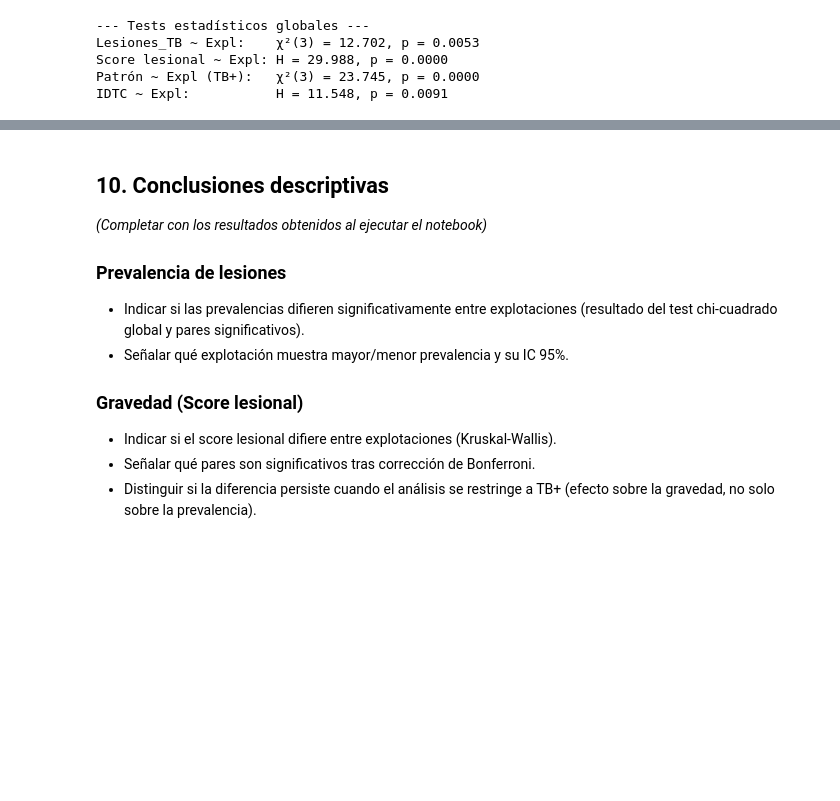
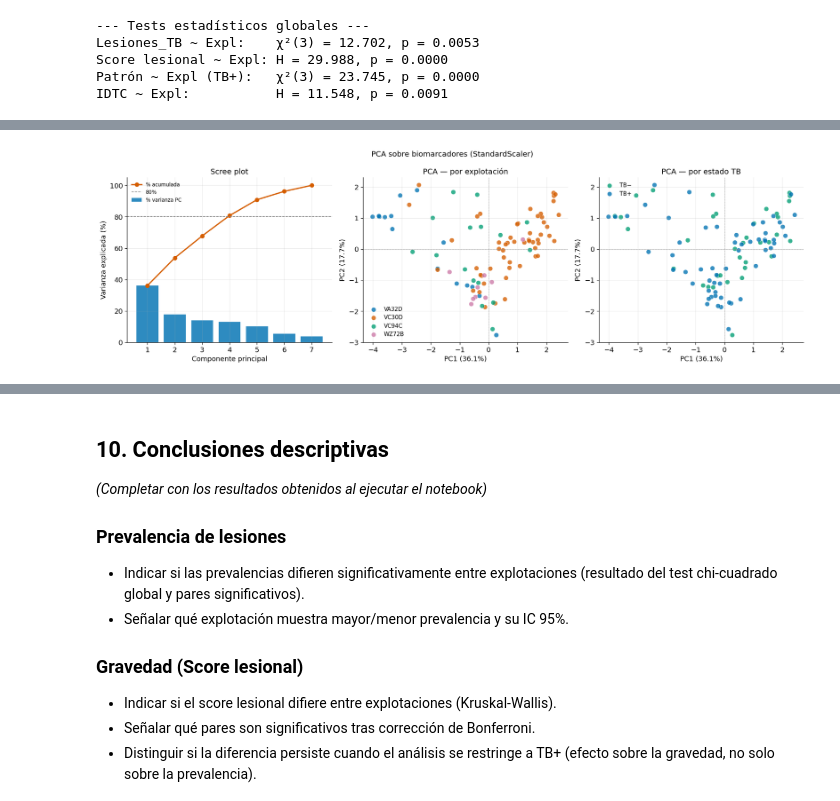
Before and after one commit to obarquero/Tuberculosis_VitD, a Jupyter notebook: analysis_completo/05_Explotacion_LesionesTB_Descriptivo.ipynb, the cells around one changed output, grey strips where cells are left out. Drawn from its saved outputs; the diff is of its cells as text; code cells hidden in the pictures; blank space fills up the shorter version.

Commit message:
cluster analysis por explotación

```diff
--- a/analysis_completo/05_Explotacion_LesionesTB_Descriptivo.ipynb
+++ b/analysis_completo/05_Explotacion_LesionesTB_Descriptivo.ipynb
@@ -814,0 +919,91 @@ IDTC ~ Expl:           H = 11.548, p = 0.0091
+# %%
+pca   = PCA(n_components=len(FEAT_CLUST), random_state=tb.SEED)
+Z_pca = pca.fit_transform(X_sc)
+var   = pca.explained_variance_ratio_
+load  = pca.components_.T           # shape (n_features, n_components)
+
+# ── Scree + scatter ──────────────────────────────────────────────────────────
+fig, axes = plt.subplots(1, 3, figsize=(16, 5))
+
+ax = axes[0]
+cumvar = np.cumsum(var) * 100
+ax.bar(range(1, len(var)+1), var*100, color=PALETTE[0], alpha=0.82, label="% varianza PC")
+ax.plot(range(1, len(cumvar)+1), cumvar, "o-", color=PALETTE[1], lw=2, ms=6,
+        label="% acumulada")
+ax.axhline(80, ls="--", color="grey", lw=1, label="80%")
+ax.set_xticks(range(1, len(var)+1))
+ax.set_xlabel("Componente principal"); ax.set_ylabel("Varianza explicada (%)")
+ax.set_title("Scree plot"); ax.legend(fontsize=8)
+
+for col_ax, color_by, title in [
+    (1, "expl", "PCA — por explotación"),
+    (2, "tb",   "PCA — por estado TB"),
+]:
+    ax = axes[col_ax]
+    if color_by == "expl":
+        for g in EXPLOTS:
+            m = grp == g
+            ax.scatter(Z_pca[m,0], Z_pca[m,1], color=EXPL_COLORS[g], label=g,
+                       alpha=0.78, s=55, edgecolors="white", lw=0.4)
+        ax.legend(fontsize=9)
+    else:
+        for tb_val, lbl, col in [(0, "TB−", PALETTE[2]), (1, "TB+", PALETTE[0])]:
+            m = les == tb_val
+            ax.scatter(Z_pca[m,0], Z_pca[m,1], color=col, label=lbl,
+                       alpha=0.78, s=55, edgecolors="white", lw=0.4)
+        ax.legend(fontsize=9)
+    ax.axhline(0, color="grey", lw=0.4, ls="--")
+    ax.axvline(0, color="grey", lw=0.4, ls="--")
+    ax.set_xlabel(f"PC1 ({var[0]:.1%})")
+    ax.set_ylabel(f"PC2 ({var[1]:.1%})")
+    ax.set_title(title)
+
+plt.suptitle("PCA sobre biomarcadores (StandardScaler)", fontsize=12)
+plt.tight_layout()
+plt.savefig("figures/fig_05_pca_scatter.png", dpi=150, bbox_inches="tight")
+plt.show()
+
+# ── Biplot (PC1 × PC2) ───────────────────────────────────────────────────────
+fig, ax = plt.subplots(figsize=(8, 6.5))
+for g in EXPLOTS:
+    m = grp == g
+    ax.scatter(Z_pca[m,0], Z_pca[m,1], color=EXPL_COLORS[g], label=g,
+               alpha=0.65, s=45, edgecolors="white", lw=0.4)
+sc = 3.2
+for i, feat in enumerate(FEAT_CLUST):
+    ax.annotate("", xy=(load[i,0]*sc, load[i,1]*sc), xytext=(0, 0),
+                arrowprops=dict(arrowstyle="->", color="black", lw=1.3, alpha=0.8))
+    ax.text(load[i,0]*sc*1.20, load[i,1]*sc*1.20,
+            FEAT_LABELS[i], fontsize=8, ha="center", va="center")
+ax.axhline(0, color="grey", lw=0.4, ls="--")
+ax.axvline(0, color="grey", lw=0.4, ls="--")
+ax.set_xlabel(f"PC1 ({var[0]:.1%})")
+ax.set_ylabel(f"PC2 ({var[1]:.1%})")
+ax.set_title("Biplot PCA — scores + vectores de carga (coloreado por explotación)")
+ax.legend(fontsize=9)
+plt.tight_layout()
+plt.savefig("figures/fig_05_pca_biplot.png", dpi=150, bbox_inches="tight")
+plt.show()
+
+# ── Heatmap de loadings ───────────────────────────────────────────────────────
+n_pc_show = min(4, len(FEAT_CLUST))
+load_df = pd.DataFrame(
+    load[:, :n_pc_show],
+    index=FEAT_LABELS,
+    columns=[f"PC{i+1}" for i in range(n_pc_show)],
+)
+fig, ax = plt.subplots(figsize=(6, 4.5))
+sns.heatmap(load_df, annot=True, fmt=".2f", cmap="RdBu_r", center=0,
+            vmin=-1, vmax=1, linewidths=0.5, ax=ax,
+            cbar_kws={"label": "Carga (loading)"})
+ax.set_title("Loadings de los 4 primeros PCs")
+plt.tight_layout()
+plt.savefig("figures/fig_05_pca_loadings.png", dpi=150, bbox_inches="tight")
+plt.show()
+
+# ── Resumen numérico ──────────────────────────────────────────────────────────
+print(f"Varianza explicada por PC:")
+for i, v in enumerate(var):
+    print(f"  PC{i+1}: {v:.1%} (acum: {np.cumsum(var)[i]:.1%})")
+# %% [output]
+[figure, added]
```
Also changed, not shown: parts of 14 cells of this notebook, 10 other files.
